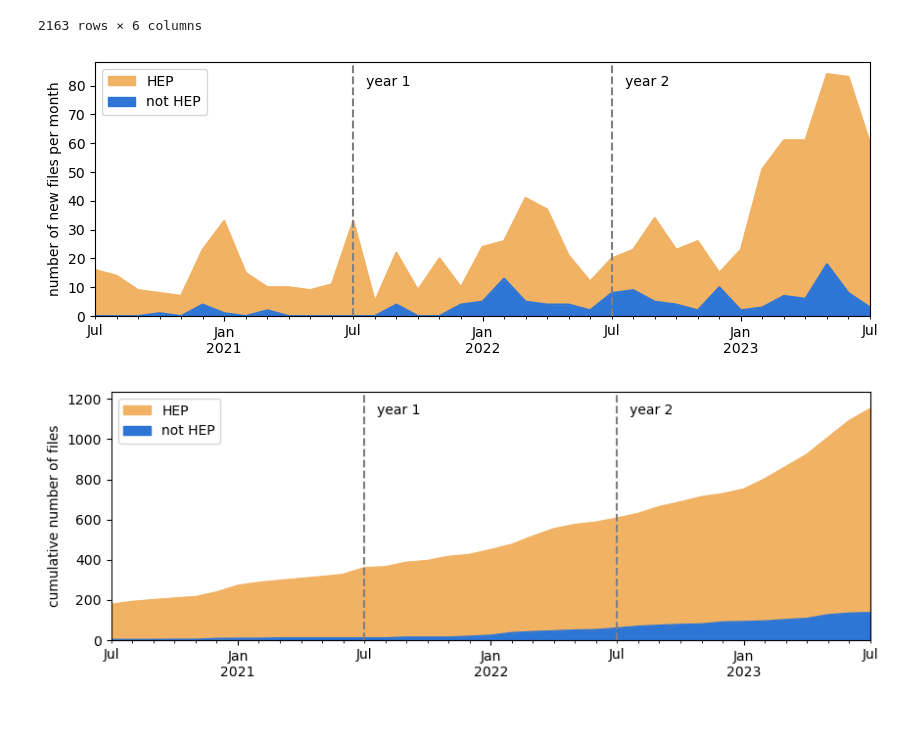
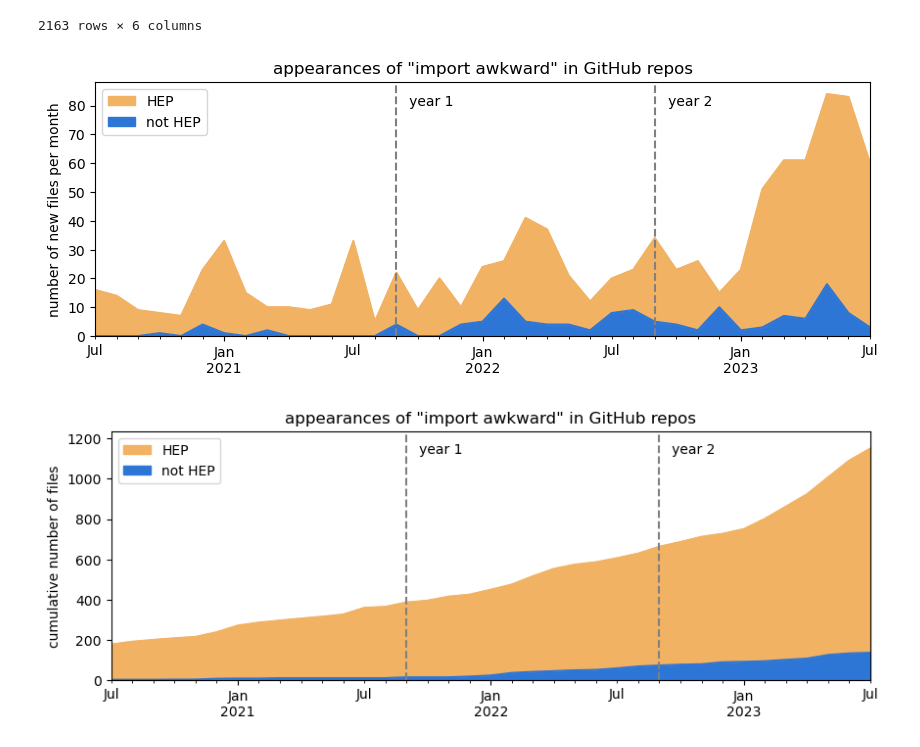
Before and after one commit to jpivarski-talks/2023-08-14-awkward-stats-update, a Jupyter notebook: awkward-mentions.ipynb, the cells around one changed output. Saved outputs shown, nothing was run; the diff lists cells and outputs as text; code cells hidden in the pictures; blank space fills up the shorter version.

Commit message:
Finalized the plots.

```diff
--- a/awkward-mentions.ipynb
+++ b/awkward-mentions.ipynb
@@ -120,26 +120,31 @@ df2
 # %%
 fig, ax = plt.subplots(figsize=(10, 3.3))
 
 df2[~df2["is_fork"] & (df2["category"] != "AWK")].groupby(["date", "is_HEP"]).count()["is_fork"].unstack(level="is_HEP").fillna(0).resample("M").sum().plot.area(
     stacked=True, color=["#2d76d6", "#f2b263"], ax=ax
 )
 
 handles, labels = ax.get_legend_handles_labels()
 ax.legend(handles[::-1], ["HEP", "not HEP"], loc="upper left");
 
 ax.set_xlim("2020-07-01", "2023-07-01")
 ax.set_xlabel("");
 
 ax.set_ylim(0, ax.get_ylim()[1]);
 ax.set_ylabel("number of new files per month");
 
-ax.axvline("2021-07-01", color="gray", linestyle="--");
-ax.axvline("2022-07-01", color="gray", linestyle="--");
+ax.axvline("2021-09-01", color="gray", linestyle="--");
+ax.axvline("2022-09-01", color="gray", linestyle="--");
 
-ax.text("2021-07-01", 80, "   year 1");
-ax.text("2022-07-01", 80, "   year 2");
+ax.text("2021-09-01", 80, "   year 1");
+ax.text("2022-09-01", 80, "   year 2");
+
+ax.set_title("appearances of \"import awkward\" in GitHub repos");
+
+fig.savefig("PLOTS/appearances-of-import-awkward.pdf");
+fig.savefig("PLOTS/appearances-of-import-awkward.svg");
 # %% [output]
-[figure, old version]
+[figure, new version]
 # %%
 fig, ax = plt.subplots(figsize=(10, 3.3))
 
@@ -158,10 +163,15 @@ ax.set_xlabel("");
 ax.set_ylim(0, ax.get_ylim()[1]);
 ax.set_ylabel("cumulative number of files");
 
-ax.axvline("2021-07-01", color="gray", linestyle="--");
-ax.axvline("2022-07-01", color="gray", linestyle="--");
+ax.axvline("2021-09-01", color="gray", linestyle="--");
+ax.axvline("2022-09-01", color="gray", linestyle="--");
 
-ax.text("2021-07-01", 1125, "   year 1");
-ax.text("2022-07-01", 1125, "   year 2");
+ax.text("2021-09-01", 1125, "   year 1");
+ax.text("2022-09-01", 1125, "   year 2");
+
+ax.set_title("appearances of \"import awkward\" in GitHub repos");
+
+fig.savefig("PLOTS/appearances-of-import-awkward-cumulative.pdf");
+fig.savefig("PLOTS/appearances-of-import-awkward-cumulative.svg");
 # %% [output]
-[figure, old version]
+[figure, new version]
```
Also changed, not shown: 9 other files.
